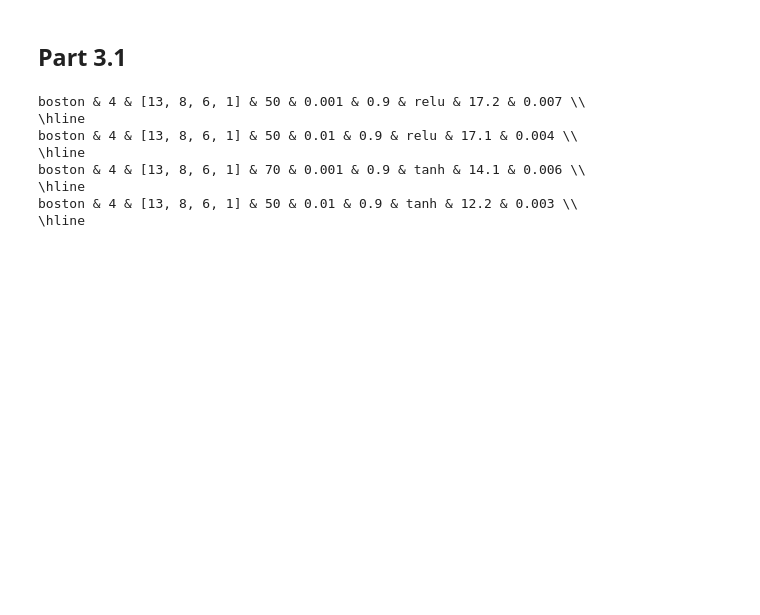
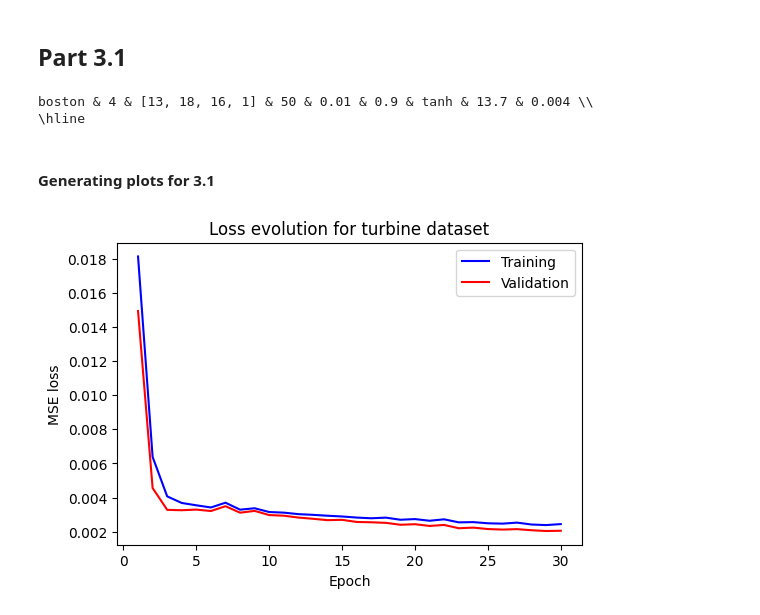
Before and after one commit to ddatsko/URV_NEC_HW1, a Jupyter notebook: model_result_comparison.ipynb, the cells around one changed output. Cells and saved outputs as stored; diff of their text form; code cells hidden in the pictures; blank space fills up the shorter version.

Commit message:
More comparison, fixed a bug with last layer

```diff
--- a/model_result_comparison.ipynb
+++ b/model_result_comparison.ipynb
@@ -194,14 +195,31 @@ test_parameters = [
     # ["turbine", 3, [4, 5, 1], 30, 0.01, 0.9, "sigmoid"],
     # ["turbine", 3, [4, 5, 1], 30, 0.01, 0.9, "tanh"],
     # ["turbine", 3, [4, 5, 1], 30, 0.01, 0.9, "linear"],
+    # ["turbine", 6, [4, 5, 8, 10, 6, 1], 60, 0.001, 0.9, "tanh"],
+    # ["turbine", 2, [4, 1], 60, 0.01, 0.7, "relu"],
+    # ["turbine", 2, [4, 1], 60, 0.01, 0.7, "tanh"],
+    # ["turbine", 4, [4, 5, 8, 1], 100, 0.001, 0.2, "tanh"],
+    # ["turbine", 4, [4, 5, 8, 1], 60, 0.01, 0.2, "relu"],
     # ["synthetic", 4, [9, 8, 6, 1], 30, 0.01, 0.9, "relu"],
+    # ["synthetic", 2, [9, 1], 30, 0.01, 0.9, "relu"],
+    # ["synthetic", 4, [9, 8, 6, 1], 100, 0.001, 0.9, "relu"],
+    # ["synthetic", 4, [9, 18, 16, 1], 30, 0.01, 0.9, "relu"],
+    # ["synthetic", 4, [9, 8, 6, 1], 50, 0.01, 0.2, "relu"],
     # ["synthetic", 4, [9, 8, 6, 1], 30, 0.01, 0.9, "sigmoid"],
     # ["synthetic", 4, [9, 8, 6, 1], 30, 0.01, 0.9, "tanh"],
+    # ["synthetic", 2, [9, 1], 30, 0.01, 0.9, "tanh"],
+    # ["synthetic", 6, [9, 8, 6, 5, 5, 1], 30, 0.01, 0.4, "tanh"],
     # ["synthetic", 4, [9, 8, 6, 1], 30, 0.01, 0.9, "linear"],
-    ["boston", 4, [13, 8, 6, 1], 50, 0.001, 0.9, "relu"],
-    ["boston", 4, [13, 8, 6, 1], 50, 0.01, 0.9, "relu"],
-    ["boston", 4, [13, 8, 6, 1], 70, 0.001, 0.9, "tanh"],
-    ["boston", 4, [13, 8, 6, 1], 50, 0.01, 0.9, "tanh"],
+    # ["boston", 4, [13, 8, 6, 1], 50, 0.001, 0.9, "relu"],
+    # ["boston", 4, [13, 8, 6, 1], 50, 0.01, 0.9, "linear"],
+    # ["boston", 4, [13, 8, 6, 1], 90, 0.001, 0.7, "relu"],
+    # ["boston", 4, [13, 8, 6, 1], 70, 0.001, 0.9, "sigmoid"],
+    ["boston", 4, [13, 18, 16, 1], 50, 0.01, 0.9, "tanh"],
+    # ["boston", 4, [13, 8, 6, 1], 150, 0.001, 0.9, "tanh"],
+    # ["boston", 7, [13, 12, 10, 13, 10, 9, 1], 70, 0.01, 0.9, "tanh"],
+    # ["boston", 7, [13, 12, 12, 13, 10, 9, 1], 80, 0.001, 0.9, "tanh"],
+    # ["boston", 7, [13, 12, 10, 13, 10, 9, 1], 70, 0.001, 0.2, "tanh"],
+    # ["boston", 7, [13, 12, 10, 13, 10, 9, 1], 70, 0.001, 0, "tanh"],
 ]
 
 np.random.seed(10)
@@ -209,14 +227,34 @@ np.random.seed(10)
 # The generated output here can be just copied directly to LaTeX table
 for parameters in test_parameters:
     dataset, n_layers, layers, epochs, lr, momentum, activation = parameters
-    mape, mse = measure_model_error_multiple_times(lambda *args: run_my_neural_network([layers, epochs, lr, momentum, activation, 0.01], *args), eval(dataset), num_runs=5, silent=True)
+    mape, mse = measure_model_error_multiple_times(lambda *args: run_my_neural_network([layers, epochs, lr, momentum, activation, 0.2], *args), eval(dataset), num_runs=8, silent=True)
     print(" & ".join(map(str, parameters)) + " & {:.1f} & {:.3f} \\\\\n\\hline".format(mape, mse))
 # %% [output]
-boston & 4 & [13, 8, 6, 1] & 50 & 0.001 & 0.9 & relu & 17.2 & 0.007 \\
+boston & 4 & [13, 18, 16, 1] & 50 & 0.01 & 0.9 & tanh & 13.7 & 0.004 \\
 \hline
-boston & 4 & [13, 8, 6, 1] & 50 & 0.01 & 0.9 & relu & 17.1 & 0.004 \\
-\hline
-boston & 4 & [13, 8, 6, 1] & 70 & 0.001 & 0.9 & tanh & 14.1 & 0.006 \\
-\hline
-boston & 4 & [13, 8, 6, 1] & 50 & 0.01 & 0.9 & tanh & 12.2 & 0.003 \\
-\hline
+# %% [markdown]
+#### Generating plots for 3.1
+# %%
+import matplotlib as mpl
+mpl.rcParams['figure.dpi'] = 100
+
+def run_and_plot_for_dataset(network_parameters, dataset, train_ratio, name_on_plots):
+    network = MyNeuralNetwork_New.MyNeuralNetwork(*network_parameters)
+    # Train on part of data and scatter predictions
+    split_index = int(train_ratio * dataset.shape[0])
+    network.fit(dataset[:split_index, :-1], dataset[:split_index, -1], batch_size=1)
+    predictions = network.predict(dataset[split_index:, :-1])
+
+    loss = network.loss_epochs()
+    loss_train = loss[:, 0]
+    loss_val = loss[:, 1]
+
+    plt.plot(range(1, network_parameters[1] + 1), loss_train, color='blue')
+    plt.plot(range(1, network_parameters[1] + 1), loss_val, color='red')
+    plt.title(f"Loss evolution for {name_on_plots} dataset")
+    plt.xlabel("Epoch")
+    plt.ylabel("MSE loss")
+    plt.legend(["Training", "Validation"])
+    plt.show()
+
+    return dataset[split_index:, -1], predictions
@@ -222,0 +269,4 @@ boston & 4 & [13, 8, 6, 1] & 50 & 0.01 & 0.9 & tanh & 12.2 & 0.003 \\
+# %%
+real, pred = run_and_plot_for_dataset([[4, 5, 1], 30, 0.01, 0.9, "tanh", 0.2], turbine, 0.85, "turbine")
+# %% [output]
+[figure, added]
```
Also changed, not shown: parts of 27 cells of this notebook, 1 other file.
